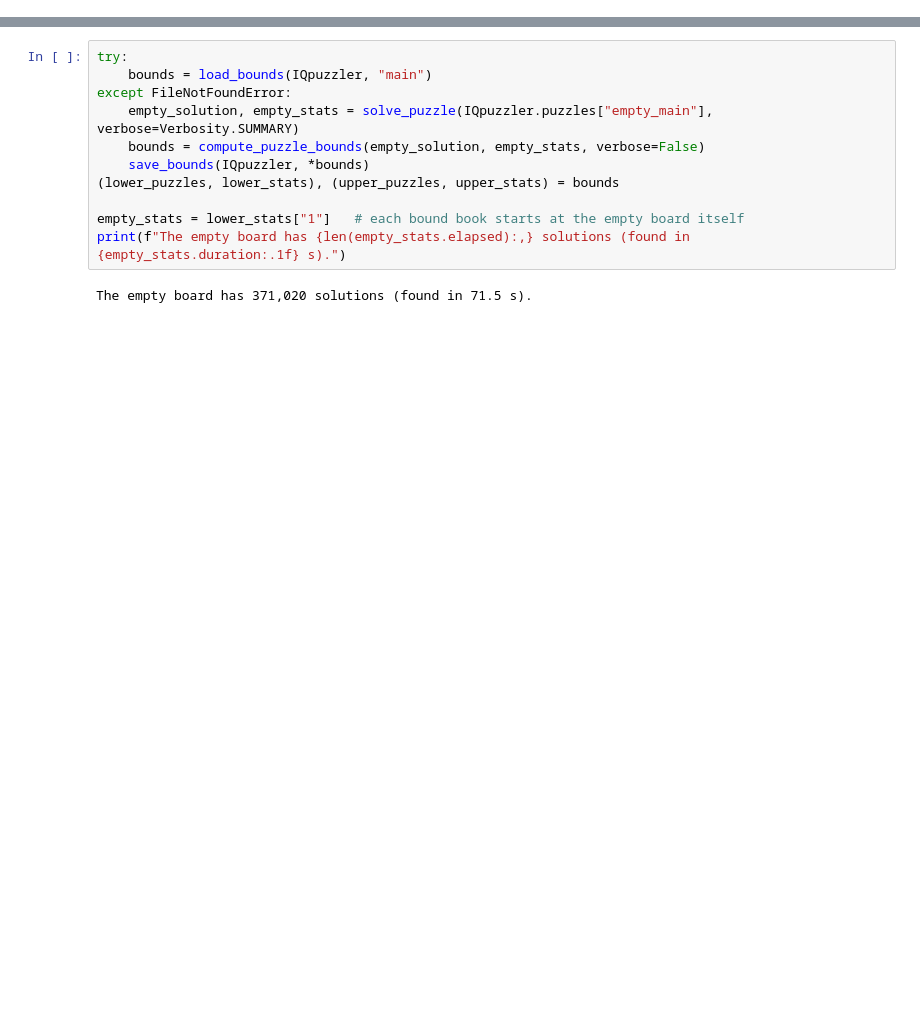
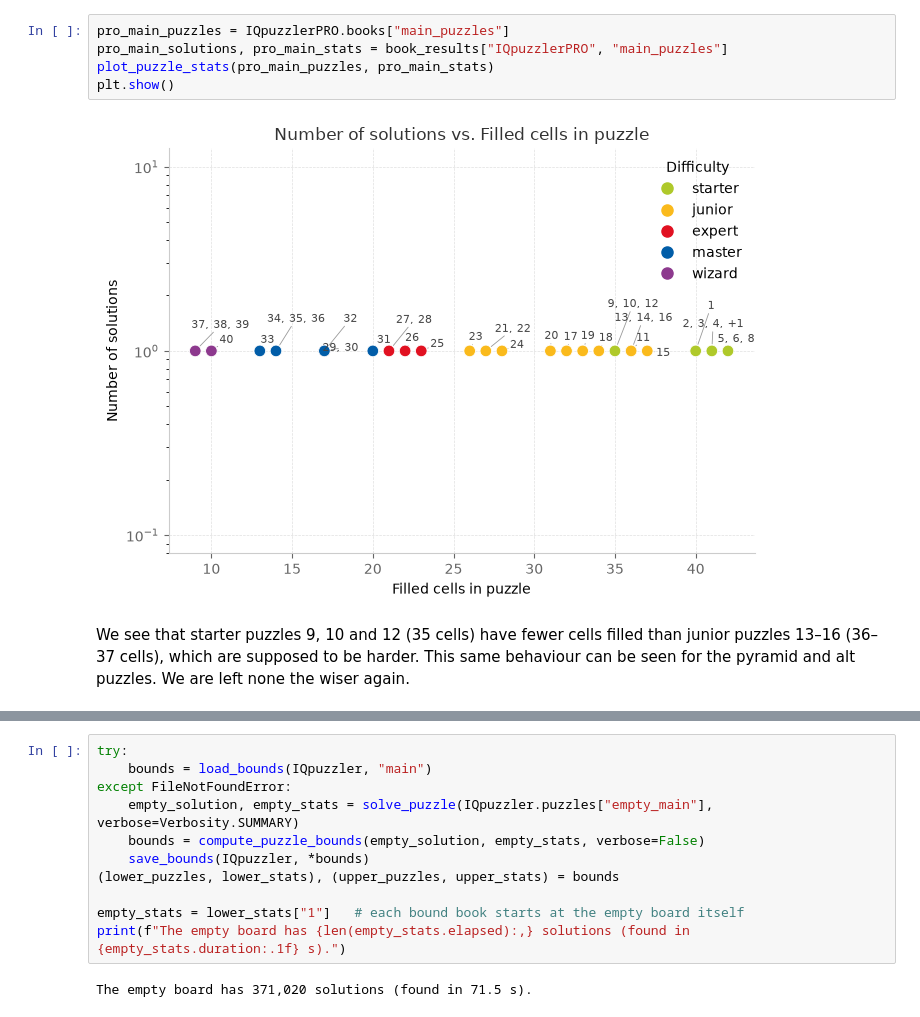
Before and after one commit to Olivier418/PugPuzzler, a Jupyter notebook: tutorial/2_findings.ipynb, the cells around one changed output, grey strips where cells are left out. Drawn from its saved outputs; the diff is of its cells as text; blank space fills up the shorter version.

```diff
--- a/tutorial/2_findings.ipynb
+++ b/tutorial/2_findings.ipynb
@@ -96,0 +132,9 @@ the bounds don't need them once computed. Delete the folder to force a recompute
+# %%
+pro_main_puzzles = IQpuzzlerPRO.books["main_puzzles"]
+pro_main_solutions, pro_main_stats = book_results["IQpuzzlerPRO", "main_puzzles"]
+plot_puzzle_stats(pro_main_puzzles, pro_main_stats)
+plt.show()
+# %% [output]
+[figure, added]
+# %% [markdown]
+We see that starter puzzles 9, 10 and 12 (35 cells) have fewer cells filled than junior puzzles 13–16 (36–37 cells), which are supposed to be harder. This same behaviour can be seen for the pyramid and alt puzzles. We are left none the wiser again.
```
Also changed, not shown: parts of 44 cells of this notebook, 5 other files.
